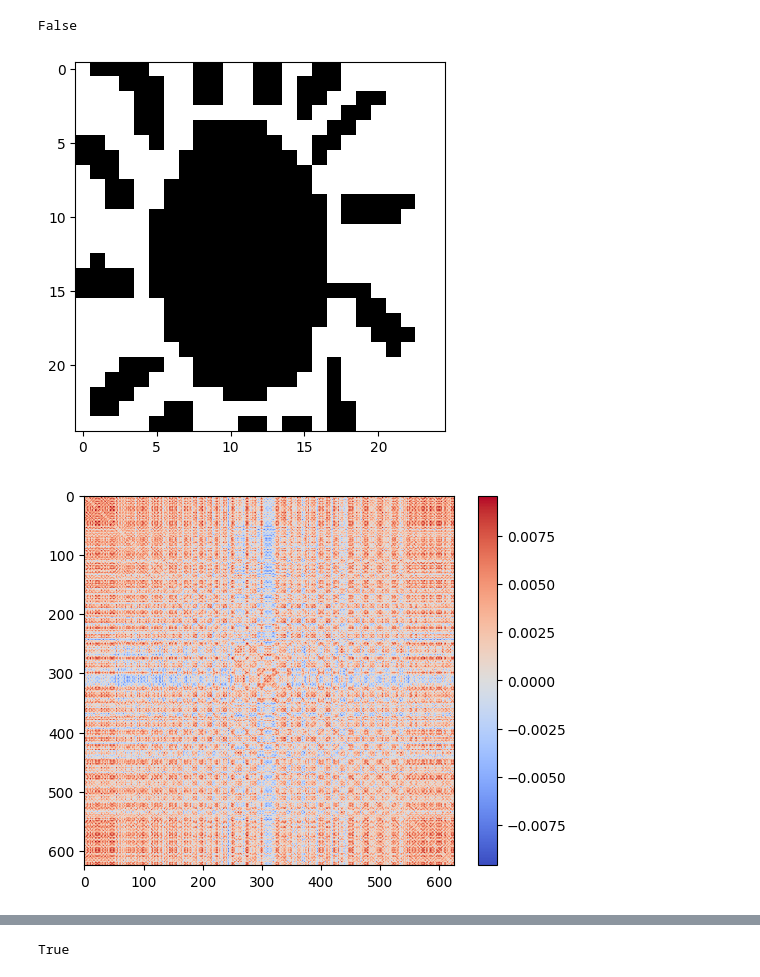
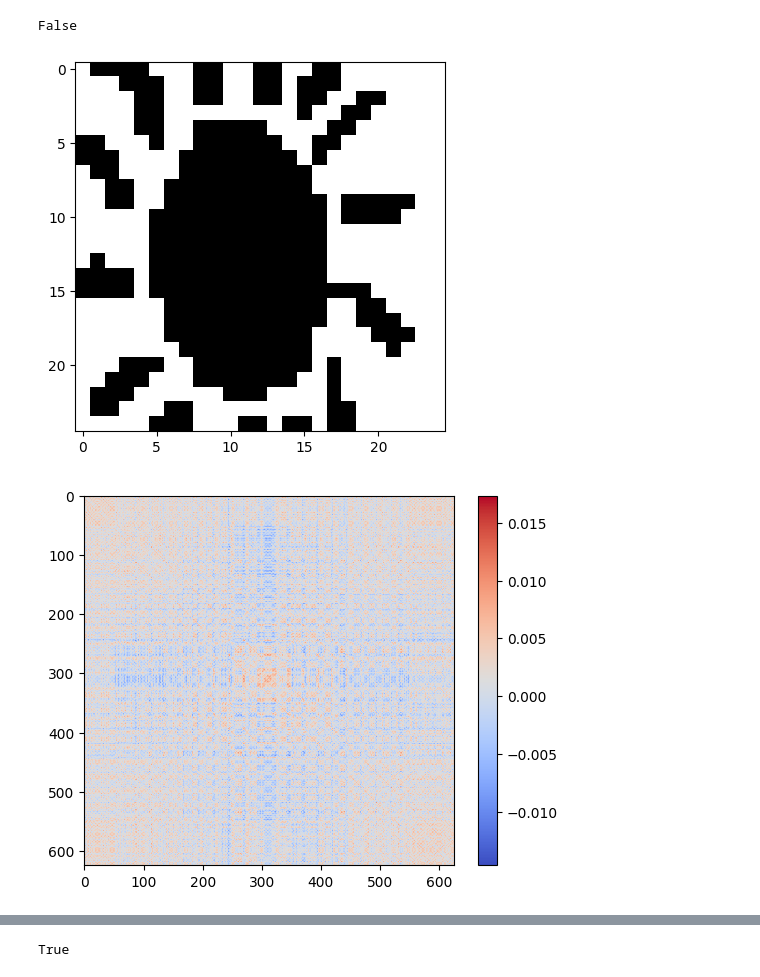
Before and after one commit to michalmuzyka/sn2, a Jupyter notebook: hopfield.ipynb, the cells around one changed output, grey strips where cells are left out. Cells and saved outputs as stored; diff of their text form; code cells hidden in the pictures.

```diff
--- a/hopfield.ipynb
+++ b/hopfield.ipynb
@@ -150,22 +150,22 @@ False
 # %%
 import numpy as np
 import pandas as pd
 
 X = 25
 Y = 25
 
 data = pd.read_csv("data/large-25x25.csv", sep=",", header=None)
 data = np.array(data)
 
 display_bitmap(data[0, :], X, Y)
 
-hp = HopfieldNetwork(X, Y, LearningRule.Hebb, 10)
+hp = HopfieldNetwork(X, Y, LearningRule.Oja, 100)
 
 hp.train(data)
 
 to_restore = add_noise(data[0, :], 40)
 restored = hp.restore(to_restore, SimulationType.Async, 100)
 (data[0, :] == restored).all()
 # %% [output]
 [figure]
-[figure, old version]
+[figure, new version]
```
Also changed, not shown: parts of 1 cell of this notebook.
